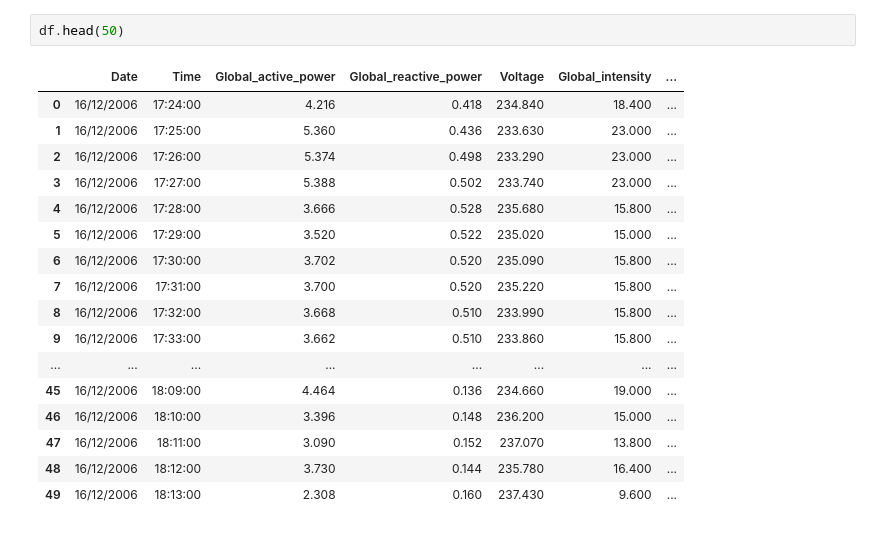
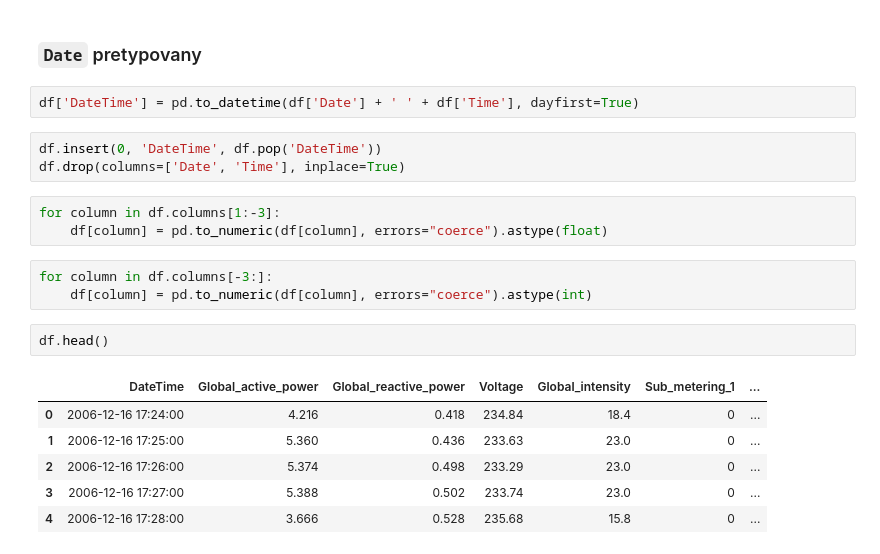
Before and after one commit to Mmathieus/IAU-project, a Jupyter notebook: quest.ipynb, the cells around one changed output. Cells and saved outputs as stored; diff of their text form.

```diff
--- a/quest.ipynb
+++ b/quest.ipynb
@@ -53,20 +123,22 @@ memory usage: 142.5+ MB
+# %% [markdown]
+### `Date` pretypovany
+# %%
+df['DateTime'] = pd.to_datetime(df['Date'] + ' ' + df['Time'], dayfirst=True)
+# %%
+df.insert(0, 'DateTime', df.pop('DateTime'))
+df.drop(columns=['Date', 'Time'], inplace=True)
+# %%
+for column in df.columns[1:-3]:
+    df[column] = pd.to_numeric(df[column], errors="coerce").astype(float)
+# %%
+for column in df.columns[-3:]:
+    df[column] = pd.to_numeric(df[column], errors="coerce").astype(int)
 # %%
-df.head(50)
+df.head()
 # %% [output]
-|  | Date | Time | Global_active_power | Global_reactive_power | Voltage | Global_intensity | ... |
-| 0 | 16/12/2006 | 17:24:00 | 4.216 | 0.418 | 234.840 | 18.400 | ... |
-| 1 | 16/12/2006 | 17:25:00 | 5.360 | 0.436 | 233.630 | 23.000 | ... |
-| 2 | 16/12/2006 | 17:26:00 | 5.374 | 0.498 | 233.290 | 23.000 | ... |
-| 3 | 16/12/2006 | 17:27:00 | 5.388 | 0.502 | 233.740 | 23.000 | ... |
-| 4 | 16/12/2006 | 17:28:00 | 3.666 | 0.528 | 235.680 | 15.800 | ... |
-| 5 | 16/12/2006 | 17:29:00 | 3.520 | 0.522 | 235.020 | 15.000 | ... |
-| 6 | 16/12/2006 | 17:30:00 | 3.702 | 0.520 | 235.090 | 15.800 | ... |
-| 7 | 16/12/2006 | 17:31:00 | 3.700 | 0.520 | 235.220 | 15.800 | ... |
-| 8 | 16/12/2006 | 17:32:00 | 3.668 | 0.510 | 233.990 | 15.800 | ... |
-| 9 | 16/12/2006 | 17:33:00 | 3.662 | 0.510 | 233.860 | 15.800 | ... |
-| ... | ... | ... | ... | ... | ... | ... | ... |
-| 45 | 16/12/2006 | 18:09:00 | 4.464 | 0.136 | 234.660 | 19.000 | ... |
-| 46 | 16/12/2006 | 18:10:00 | 3.396 | 0.148 | 236.200 | 15.000 | ... |
-| 47 | 16/12/2006 | 18:11:00 | 3.090 | 0.152 | 237.070 | 13.800 | ... |
-| 48 | 16/12/2006 | 18:12:00 | 3.730 | 0.144 | 235.780 | 16.400 | ... |
-| 49 | 16/12/2006 | 18:13:00 | 2.308 | 0.160 | 237.430 | 9.600 | ... |
+|  | DateTime | Global_active_power | Global_reactive_power | Voltage | Global_intensity | Sub_metering_1 | ... |
+| 0 | 2006-12-16 17:24:00 | 4.216 | 0.418 | 234.84 | 18.4 | 0 | ... |
+| 1 | 2006-12-16 17:25:00 | 5.360 | 0.436 | 233.63 | 23.0 | 0 | ... |
+| 2 | 2006-12-16 17:26:00 | 5.374 | 0.498 | 233.29 | 23.0 | 0 | ... |
+| 3 | 2006-12-16 17:27:00 | 5.388 | 0.502 | 233.74 | 23.0 | 0 | ... |
+| 4 | 2006-12-16 17:28:00 | 3.666 | 0.528 | 235.68 | 15.8 | 0 | ... |
```
Also changed, not shown: parts of 30 cells of this notebook.
